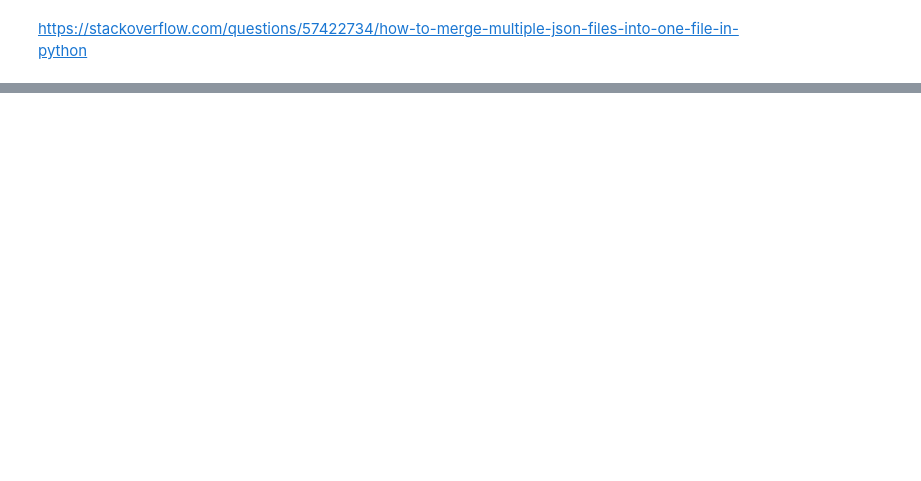
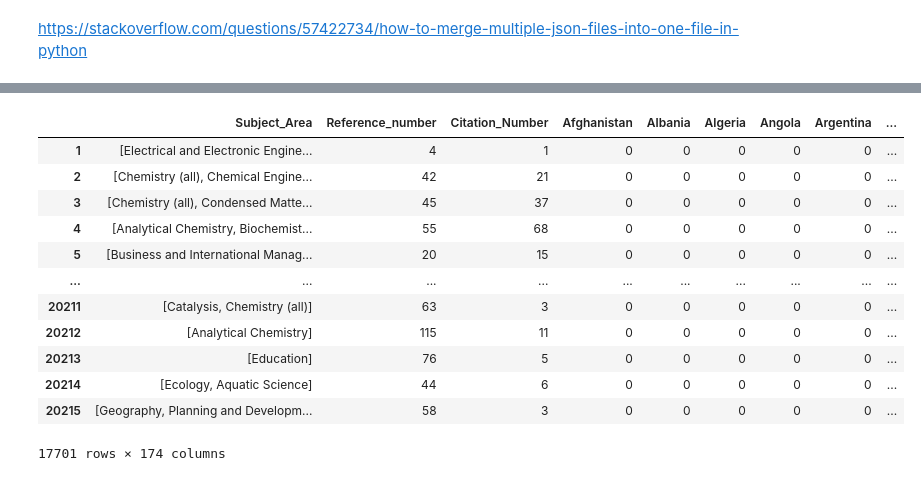
Before and after one commit to tphaengnet/file1, a Jupyter notebook: project_prepare_data.ipynb, the cells around one changed output, grey strips where cells are left out. Cells and saved outputs as stored; diff of their text form; code cells hidden in the pictures; blank space fills up the shorter version.

```diff
--- a/project_prepare_data.ipynb
+++ b/project_prepare_data.ipynb
@@ -201,24 +531,3 @@ class extract_json:
-# %%
-from pathlib import Path
-def merge_JsonFiles(folder, file_name):
-    filepath = Path('/content/'+file_name+".csv")
-    filepath.parent.mkdir(parents=True, exist_ok=True)
-    result = list()
-    for f1 in folder:
-        file1 = extract_json(f1)
-        file1.open_file()
-        """
-        num_ref,ref_title = file1.bibliogrphy()
-
-        title,pbname, source_name, authors, cite = file1.coredata()
-        """
-        abstract = file1.get_abstract()
-        title = file1.get_title()
-        keyword = file1.get_keyword()
-        result.append((title,abstract,keyword))
-    df = pd.DataFrame(result, columns = ["title","Absract","Keyword"])
-    df.to_csv(filepath)
-    return result
 # %%
 list1 = merge_JsonFiles(myfile_list,'data')
 # %% [output]
@@ -243,0 +567,4 @@ myfile_list[:5]
+# %%
+data = list1[['Id',"Year","Type","Title","Abstract","Publisher",'Affiliation',"University", "Country", "Openaccess", "Index_authors","Subject_Area", "Reference_number","Citation_Number"]]
+# %%
+data = data.dropna()
@@ -243,0 +627,6 @@ myfile_list[:5]
+# %%
+from sklearn.preprocessing import MultiLabelBinarizer
+
+encoding = MultiLabelBinarizer()
+dummies  = encoding.fit_transform(data["Country"])
+data[encoding.classes_] = dummies
@@ -243,0 +649,17 @@ myfile_list[:5]
+# %%
+visual = data.iloc[:,11:]
+visual
+# %% [output]
+|  | Subject_Area | Reference_number | Citation_Number | Afghanistan | Albania | Algeria | Angola | Argentina | ... |
+| 1 | [Electrical and Electronic Engine... | 4 | 1 | 0 | 0 | 0 | 0 | 0 | ... |
+| 2 | [Chemistry (all), Chemical Engine... | 42 | 21 | 0 | 0 | 0 | 0 | 0 | ... |
+| 3 | [Chemistry (all), Condensed Matte... | 45 | 37 | 0 | 0 | 0 | 0 | 0 | ... |
+| 4 | [Analytical Chemistry, Biochemist... | 55 | 68 | 0 | 0 | 0 | 0 | 0 | ... |
+| 5 | [Business and International Manag... | 20 | 15 | 0 | 0 | 0 | 0 | 0 | ... |
+| ... | ... | ... | ... | ... | ... | ... | ... | ... | ... |
+| 20211 | [Catalysis, Chemistry (all)] | 63 | 3 | 0 | 0 | 0 | 0 | 0 | ... |
+| 20212 | [Analytical Chemistry] | 115 | 11 | 0 | 0 | 0 | 0 | 0 | ... |
+| 20213 | [Education] | 76 | 5 | 0 | 0 | 0 | 0 | 0 | ... |
+| 20214 | [Ecology, Aquatic Science] | 44 | 6 | 0 | 0 | 0 | 0 | 0 | ... |
+| 20215 | [Geography, Planning and Developm... | 58 | 3 | 0 | 0 | 0 | 0 | 0 | ... |
+17701 rows × 174 columns
```
Also changed, not shown: parts of 26 cells of this notebook, 9 other files.
